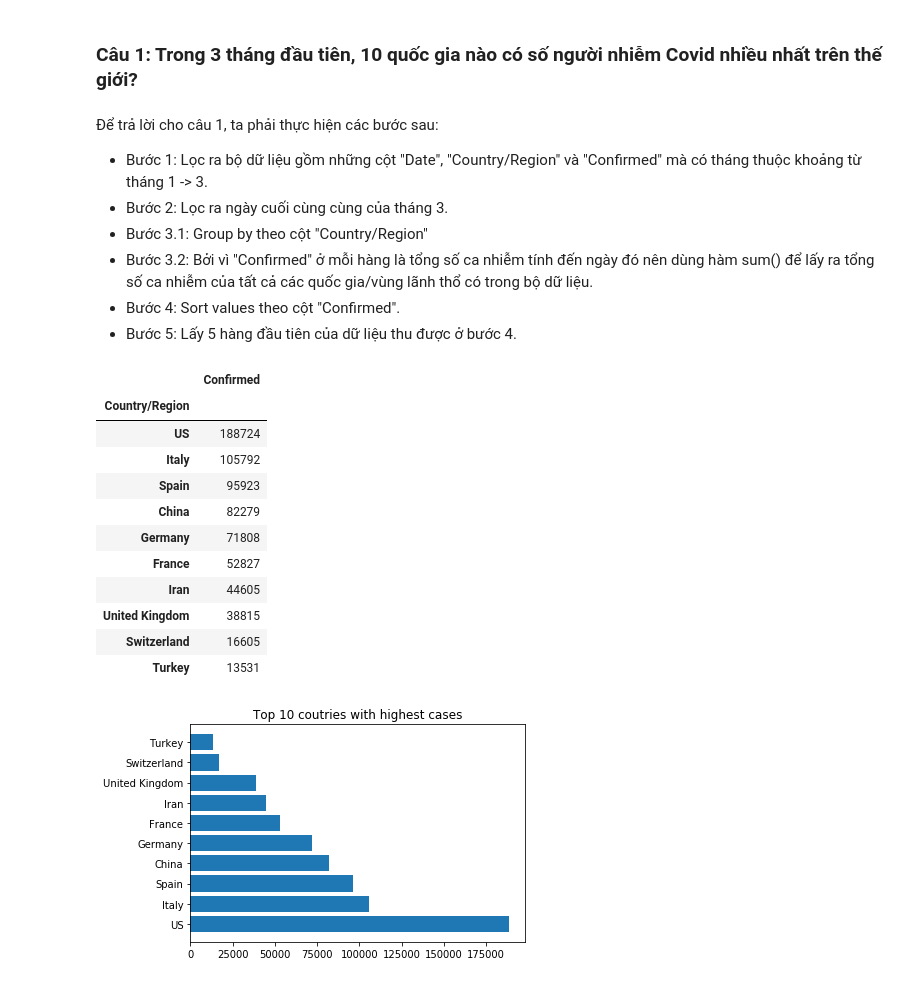
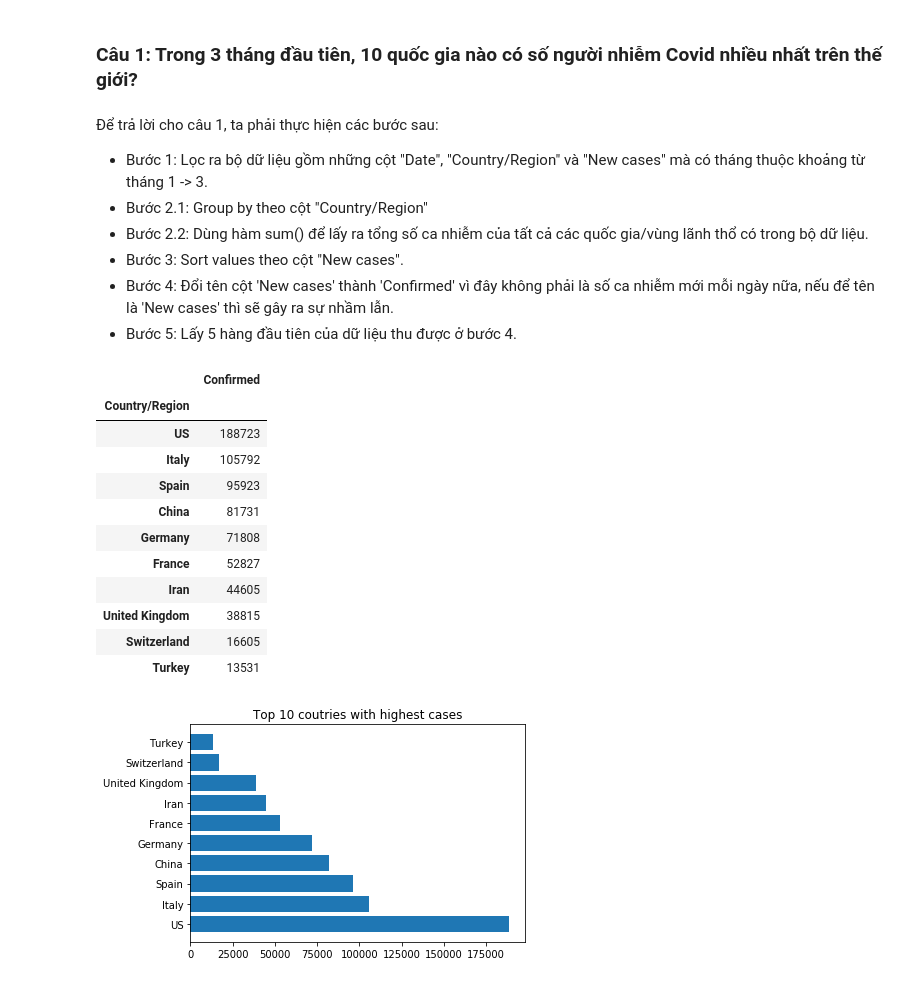
Before and after one commit to anhnamjr/LTKHDL, a Jupyter notebook: 1712604_NguyenAnhNam.ipynb, the cells around one changed output. Drawn from its saved outputs; the diff is of its cells as text; code cells hidden in the pictures.

Commit message:
thay đổi bộ dữ liệu

```diff
--- a/1712604_NguyenAnhNam.ipynb
+++ b/1712604_NguyenAnhNam.ipynb
@@ -22,6 +22,6 @@ Trong đồ án cuối kỳ, em sử dụng file 'covid_19_clean_complete.csv' t
 # %% [markdown]
 ## Khám phá dữ liệu
 # %%
-covid_df = pd.read_csv('covid_19_clean_complete.csv')
+covid_df = pd.read_csv('full_grouped.csv')
 covid_df
 # %% [output]
@@ -171,7 +171,9 @@ month_range = covid_df['Month'].value_counts().sort_index()
 # %% [markdown]
 ### Miền giá trị của cột 'Month'
 # %%
-col_range_df = col_range_df.join(pd.DataFrame({'Month': [month_range.index[0], month_range.index[-1]]}, index=['Min', 'Max']))
+col_range_df = col_range_df.join(pd.DataFrame({'Month': [month_range.index[0],
+                                                         month_range.index[-1]]},
+                                              index=['Min', 'Max']))
 col_range_df
 # %% [output]
 |  | Date | Month |
@@ -185,32 +187,32 @@ col_range_df
 ### Câu 1: Trong 3 tháng đầu tiên, 10 quốc gia nào có số người nhiễm Covid nhiều nhất trên thế giới?
 # %% [markdown]
 Để trả lời cho câu 1, ta phải thực hiện các bước sau:
-- Bước 1: Lọc ra bộ dữ liệu gồm những cột "Date", "Country/Region" và "Confirmed" mà có tháng thuộc khoảng từ tháng 1 -> 3.
-- Bước 2: Lọc ra ngày cuối cùng cùng của tháng 3.
-- Bước 3.1: Group by theo cột "Country/Region"
-- Bước 3.2: Bởi vì "Confirmed" ở mỗi hàng là tổng số ca nhiễm tính đến ngày đó nên dùng hàm sum() để lấy ra tổng số ca nhiễm của tất cả các quốc gia/vùng lãnh thổ có trong bộ dữ liệu.
-- Bước 4: Sort values theo cột "Confirmed".
+- Bước 1: Lọc ra bộ dữ liệu gồm những cột "Date", "Country/Region" và "New cases" mà có tháng thuộc khoảng từ tháng 1 -> 3.
+- Bước 2.1: Group by theo cột "Country/Region"
+- Bước 2.2: Dùng hàm sum() để lấy ra tổng số ca nhiễm của tất cả các quốc gia/vùng lãnh thổ có trong bộ dữ liệu.
+- Bước 3: Sort values theo cột "New cases".
+- Bước 4: Đổi tên cột 'New cases' thành 'Confirmed' vì đây không phải là số ca nhiễm mới mỗi ngày nữa, nếu để tên là 'New cases' thì sẽ gây ra sự nhầm lẫn.
 - Bước 5: Lấy 5 hàng đầu tiên của dữ liệu thu được ở bước 4.
 # %%
 # Bước 1
 three_month_df = covid_df[covid_df["Month"] < col_range_df.loc['Min', 'Month'] + 3]
-df = three_month_df[['Date', 'Country/Region', 'Confirmed']]
+df = three_month_df[['Date', 'Country/Region', 'New cases']]
 # Bước 2
-df = df[df['Date'] == df['Date'].max()]
+country_df = df.groupby(['Country/Region']).sum()
 # Bước 3
-country_df = df.groupby(['Country/Region']).sum()
+country_df.sort_values(by=["New cases"], ascending=False, inplace=True)
 # Bước 4
-country_df.sort_values(by=["Confirmed"], ascending=False, inplace=True)
+country_df.rename(columns={'New cases': 'Confirmed'}, inplace=True)
 # Bước 5
 top_countries = country_df.iloc[:10]
 top_countries
 # %% [output]
 |  | Confirmed |
 | Country/Region |  |
-| US | 188724 |
+| US | 188723 |
 | Italy | 105792 |
 | Spain | 95923 |
-| China | 82279 |
+| China | 81731 |
 | Germany | 71808 |
 | France | 52827 |
 | Iran | 44605 |
```
Also changed, not shown: parts of 14 cells of this notebook, 1 other file.
